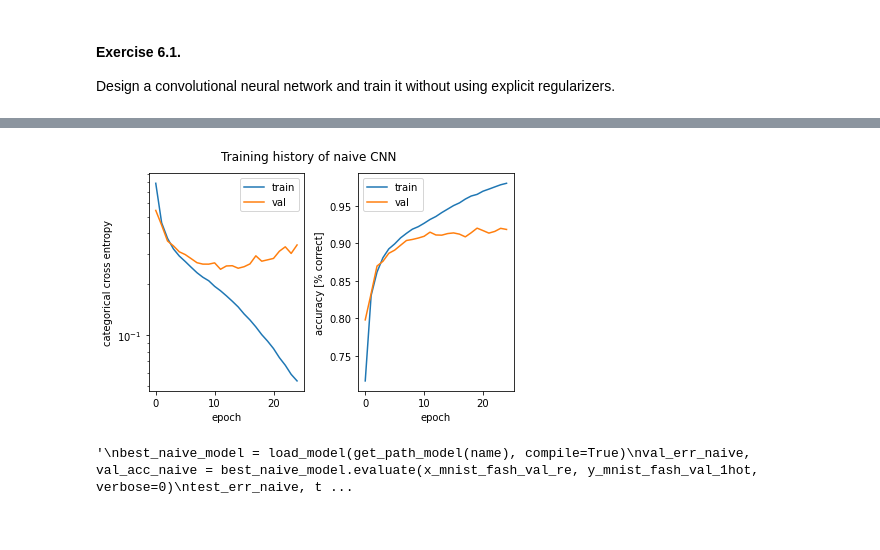
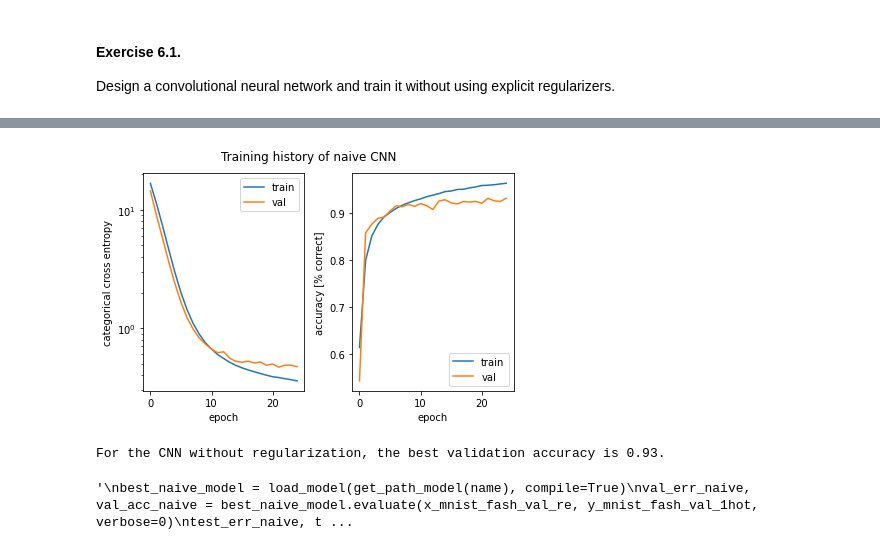
Before and after one commit to jan-kreischer/EPFL_ANN, a Jupyter notebook: index.ipynb, the cells around one changed output, grey strips where cells are left out. Drawn from its saved outputs; the diff is of its cells as text; code cells hidden in the pictures.

Commit message:
For ex 6.1 and 6.2 train on 100 epochs instead of early stopping.

```diff
--- a/index.ipynb
+++ b/index.ipynb
@@ -503,6 +493,9 @@ def get_model(input_dim, layers, h, optimizer, lr, dropout = 0, l2 = 0):
     - 'dropout' dropout rate
     - 'l2' L2 regularization factor
     """
+    # Clear the session to remove all the nodes left over from previous models, free memory and prevent slowdown.
+    K.clear_session()
+
     model = Sequential()
     model.add(Dense(mnist_classes_nb, activation='relu', name="input_layer",  input_shape=(input_dim_mnist,)))
 
@@ -1456,5 +1422,9 @@ Cross-validation data:
 # %%
-plot_history_custom(history_naive, "Training history of naive CNN");
+plot_history_custom(history, "Training history of naive CNN");
 # %% [output]
-[figure, old version]
+[figure, new version]
+# %%
+print("For the CNN without regularization, the best validation accuracy is {0}.".format(round(max(history["val_accuracy"]), 2)))
+# %% [output]
+For the CNN without regularization, the best validation accuracy is 0.93.
 # %%
```
Also changed, not shown: parts of 39 cells of this notebook, 2 other files.
